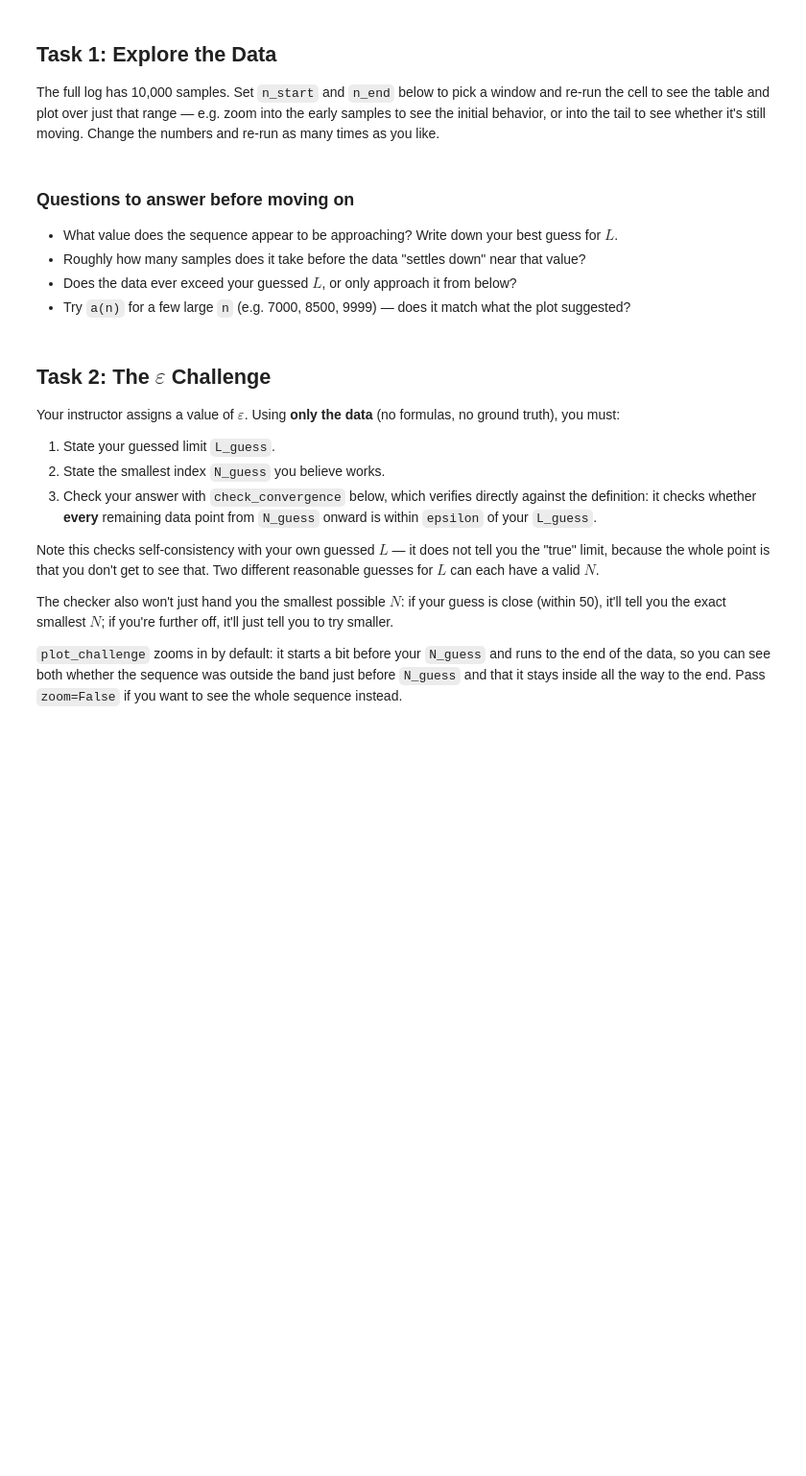
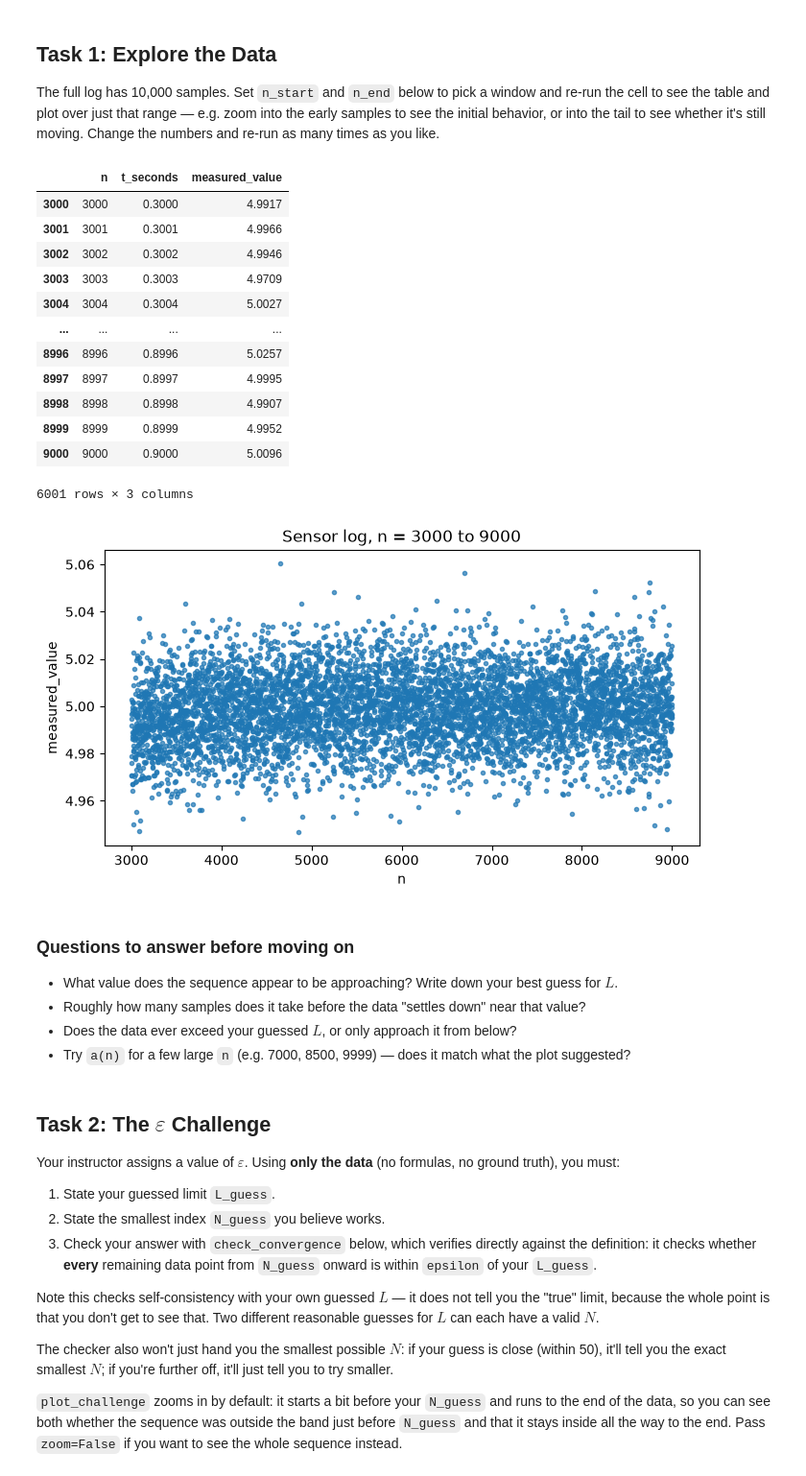
Before and after one commit to 28left/calculus_notes, a Jupyter notebook: notebooks/Week03_convergence.ipynb, the cells around one changed output. Shown at 96% size. Drawn from its saved outputs; the diff is of its cells as text; code cells hidden in the pictures; blank space fills up the shorter version.

```diff
--- a/notebooks/Week03_convergence.ipynb
+++ b/notebooks/Week03_convergence.ipynb
@@ -136,22 +138,37 @@ as you like.
 # %%
 # EDIT HERE
 
-n_start = 1
-n_end = 500
+n_start = 3000
+n_end = 9000
 
 
 #
 # No need to change anything down here
 #
 view = df[(df['n'] >= n_start) & (df['n'] <= n_end)]
 display(view)
 
 plt.figure(figsize=(8, 4))
 plt.plot(view['n'], view['measured_value'], '.', alpha=0.7)
 plt.xlabel('n')
 plt.ylabel('measured_value')
 plt.title(f'Sensor log, n = {n_start} to {n_end}')
 plt.show()
+# %% [output]
+|  | n | t_seconds | measured_value |
+| 3000 | 3000 | 0.3000 | 4.9917 |
+| 3001 | 3001 | 0.3001 | 4.9966 |
+| 3002 | 3002 | 0.3002 | 4.9946 |
+| 3003 | 3003 | 0.3003 | 4.9709 |
+| 3004 | 3004 | 0.3004 | 5.0027 |
+| ... | ... | ... | ... |
+| 8996 | 8996 | 0.8996 | 5.0257 |
+| 8997 | 8997 | 0.8997 | 4.9995 |
+| 8998 | 8998 | 0.8998 | 4.9907 |
+| 8999 | 8999 | 0.8999 | 4.9952 |
+| 9000 | 9000 | 0.9000 | 5.0096 |
+6001 rows × 3 columns
+[figure, added]
 # %% [markdown]
 
 ### Questions to answer before moving on
```
Also changed, not shown: parts of 7 cells of this notebook, 2 other files.
